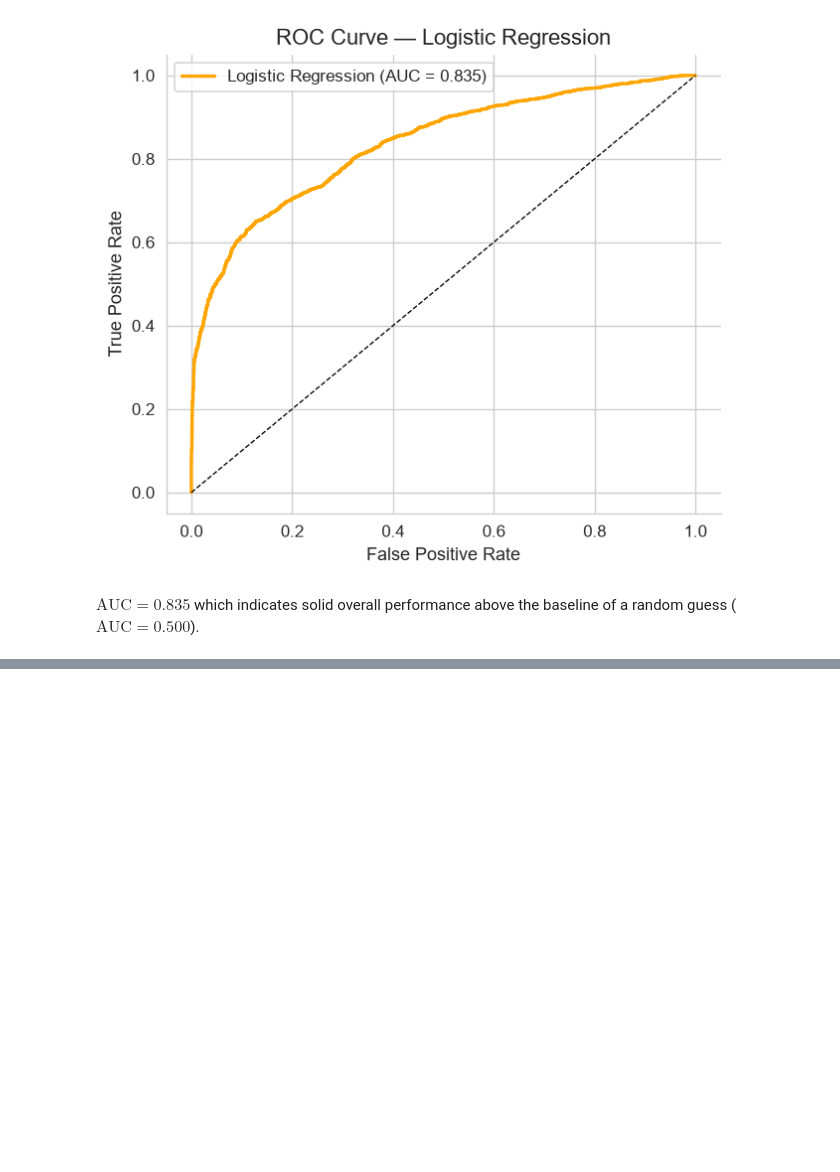
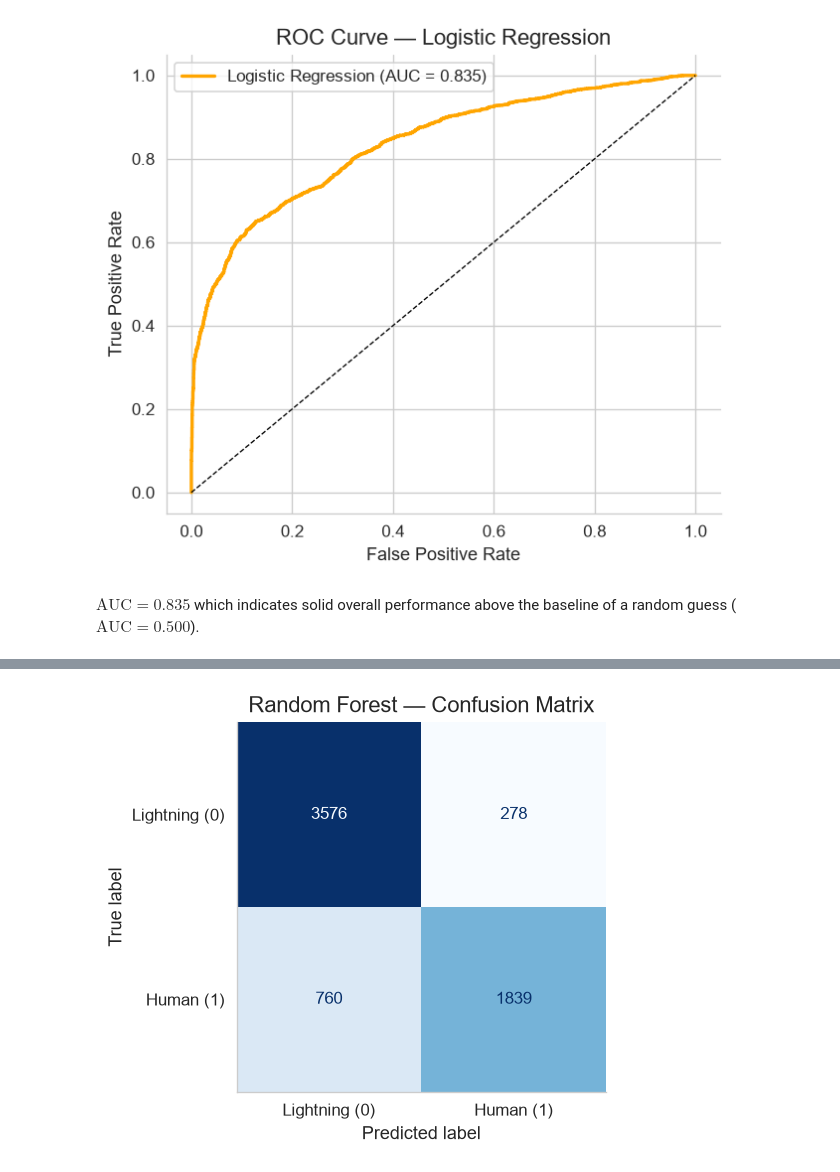
Before and after one commit to cda79/IAT461-Final, a Jupyter notebook: IAT461_wildfires.ipynb, the cells around one changed output, grey strips where cells are left out. Drawn from its saved outputs; the diff is of its cells as text; code cells hidden in the pictures; blank space fills up the shorter version.

```diff
--- a/IAT461_wildfires.ipynb
+++ b/IAT461_wildfires.ipynb
@@ -789,0 +859,13 @@ $\text{AUC} = 0.835$ which indicates solid overall performance above the baselin
+# %%
+cm_rf = confusion_matrix(y_test, y_pred_rf)
+disp_rf = ConfusionMatrixDisplay(
+    confusion_matrix=cm_rf, display_labels=['Lightning (0)', 'Human (1)']
+)
+
+fig, ax = plt.subplots(figsize=(5, 4))
+disp_rf.plot(ax=ax, cmap='Blues', colorbar=False)
+plt.title('Random Forest — Confusion Matrix')
+ax.grid(False)
+plt.show()
+# %% [output]
+[figure, added]
```
Also changed, not shown: parts of 8 cells of this notebook.
